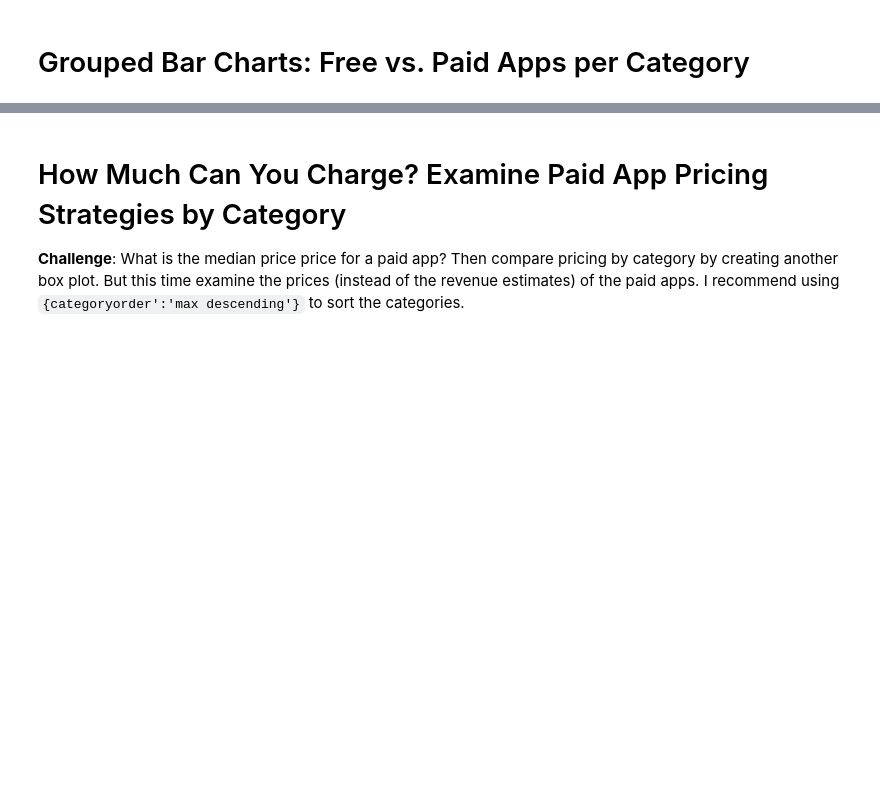
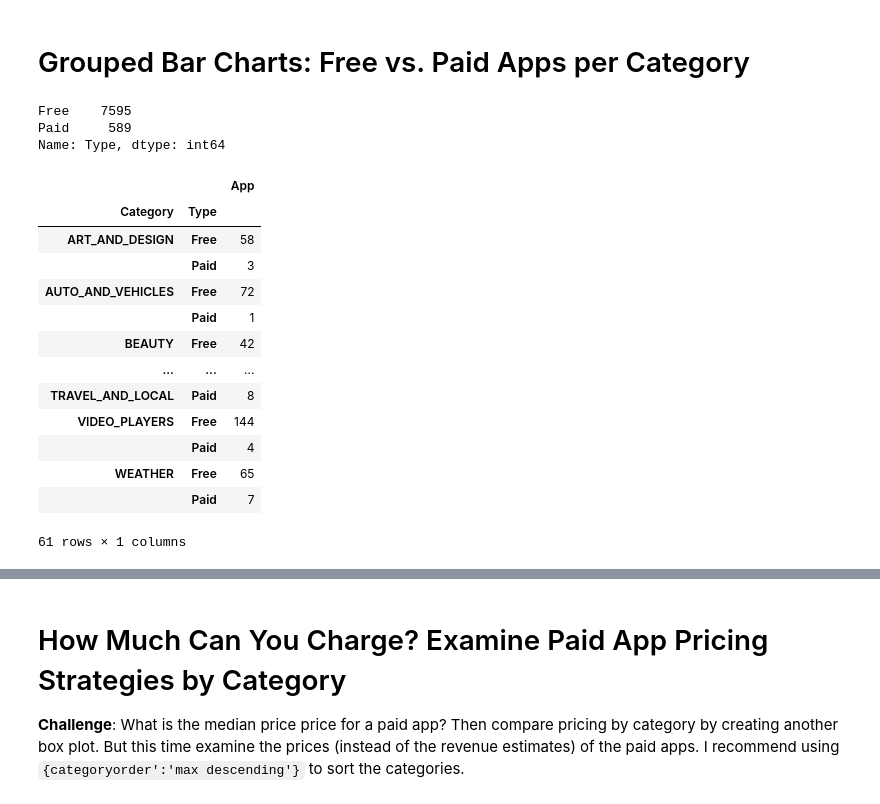
Before and after one commit to yakubszatkowski/100-days-python, a Jupyter notebook: push/Google_Play_Store_App_Analytics_(start).ipynb, the cells around one changed output, grey strips where cells are left out. Drawn from its saved outputs; the diff is of its cells as text; code cells hidden in the pictures; blank space fills up the shorter version.

```diff
--- a/push/Google_Play_Store_App_Analytics_(start).ipynb
+++ b/push/Google_Play_Store_App_Analytics_(start).ipynb
@@ -578,3 +579,27 @@ genres_count_bar.show()
 [interactive output not drawn]
 # %% [markdown]
 # Grouped Bar Charts: Free vs. Paid Apps per Category
+# %%
+df_price.Type.value_counts()
+# %% [output]
+Free    7595
+Paid     589
+Name: Type, dtype: int64
+# %%
+df_free_vs_paid = df_price.groupby(["Category", "Type"]).agg({'App': pd.Series.count})
+df_free_vs_paid
+# %% [output]
+|  |  | App |
+| Category | Type |  |
+| ART_AND_DESIGN | Free | 58 |
+|  | Paid | 3 |
+| AUTO_AND_VEHICLES | Free | 72 |
+|  | Paid | 1 |
+| BEAUTY | Free | 42 |
+| ... | ... | ... |
+| TRAVEL_AND_LOCAL | Paid | 8 |
+| VIDEO_PLAYERS | Free | 144 |
+|  | Paid | 4 |
+| WEATHER | Free | 65 |
+|  | Paid | 7 |
+61 rows × 1 columns
```
Also changed, not shown: parts of 15 cells of this notebook.
